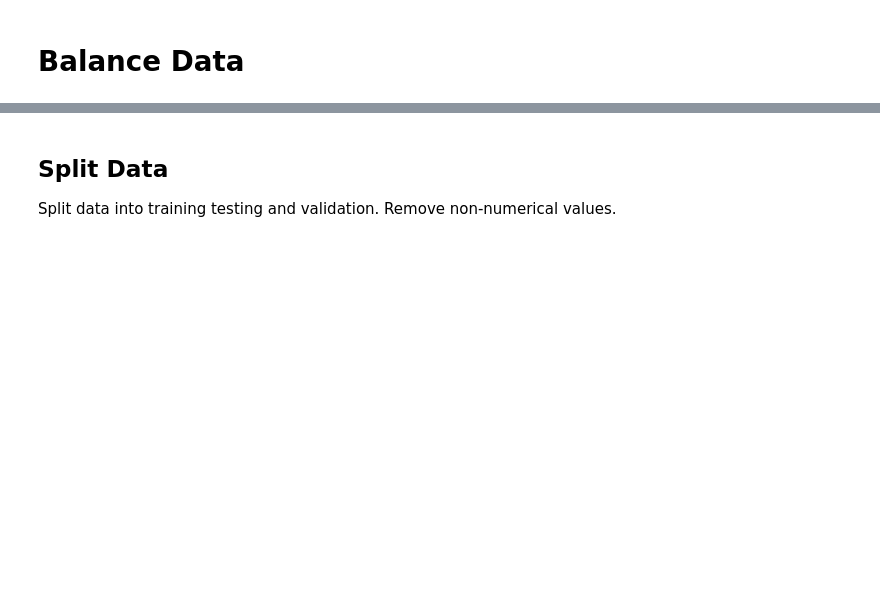
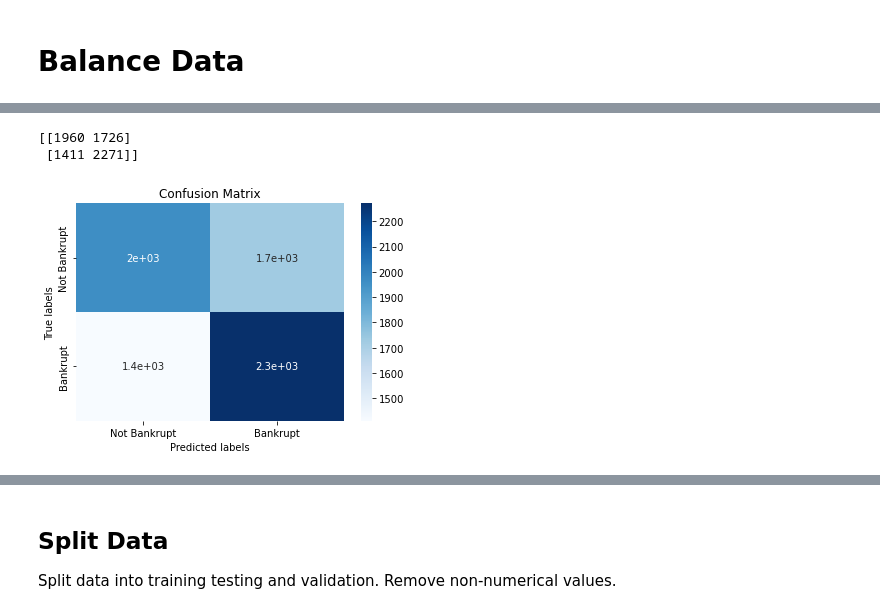
Before and after one commit to EvanaHolevas/going-concern-198, a Jupyter notebook: bankruptcy_going_concern.ipynb, the cells around one changed output, grey strips where cells are left out. Cells and saved outputs as stored; diff of their text form; code cells hidden in the pictures; blank space fills up the shorter version.

```diff
--- a/bankruptcy_going_concern.ipynb
+++ b/bankruptcy_going_concern.ipynb
@@ -64,0 +127,11 @@ X.head()
+# %%
+from sklearn.model_selection import train_test_split
+
+X_, X_test, y_, y_test = train_test_split(X, y, test_size=0.12, random_state=42)
+
+X_train, X_val, y_train, y_val = train_test_split(X_, y_, test_size=0.2, random_state=42)
+
+# Print the shapes of the resulting datasets
+print("Train set shapes:", X_train.shape, y_train.shape)
+print("Validation set shapes:", X_val.shape, y_val.shape)
+print("Test set shapes:", X_test.shape, y_test.shape)
@@ -64,0 +318,3 @@ X.head()
+# %%
+going_all_data = tf.keras.models.load_model('model_checkpoints/model_going_all_data/ckpt_300')
+going_all_data.evaluate(X_test, y_hot_test, batch_size=32, verbose=0)
@@ -64,0 +345,2 @@ X.head()
+# %%
+bp_train = going_all_data.predict(X_train)
@@ -64,0 +349,10 @@ X.head()
+# %%
+bp_train_round = np.argmax(bp_train, axis=-1)
+# %%
+conf_mat1 = confusion_matrix(y_train, bp_train_round)
+print(conf_mat1)
+plot_cm(conf_mat1)
+# %% [output]
+[[1960 1726]
+ [1411 2271]]
+[figure, added]
```
Also changed, not shown: parts of 147 cells of this notebook, 26 other files.
